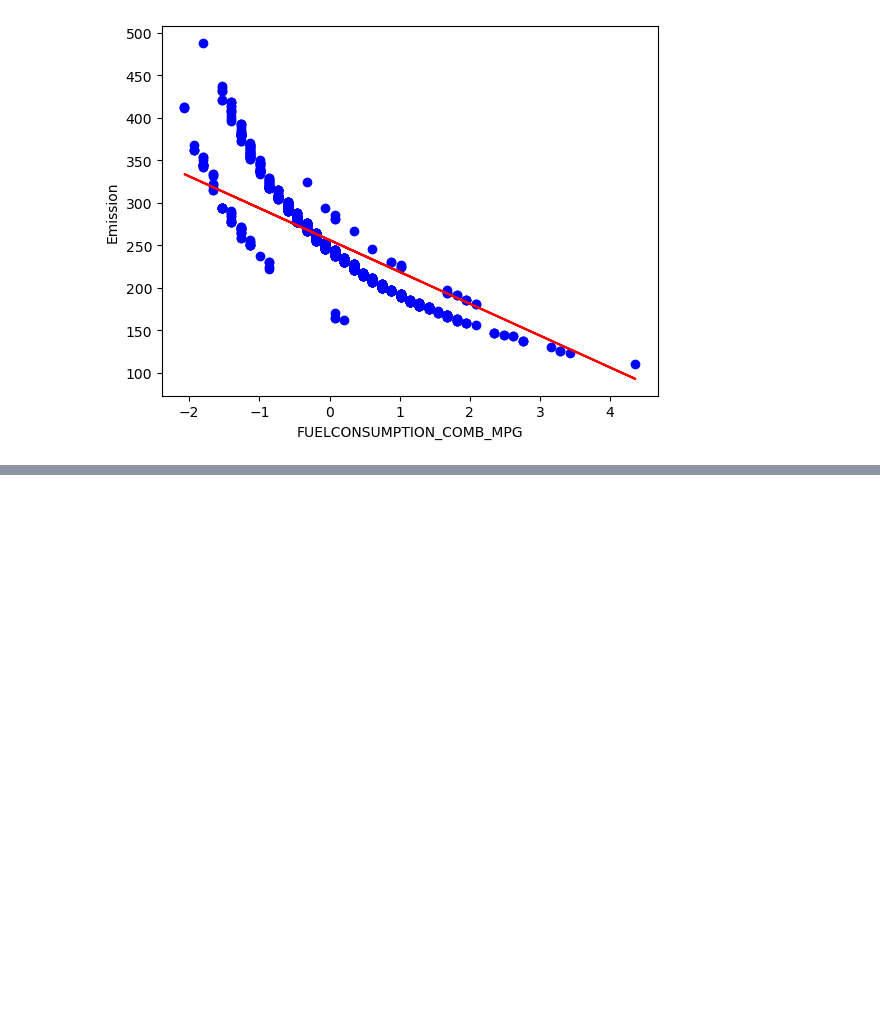
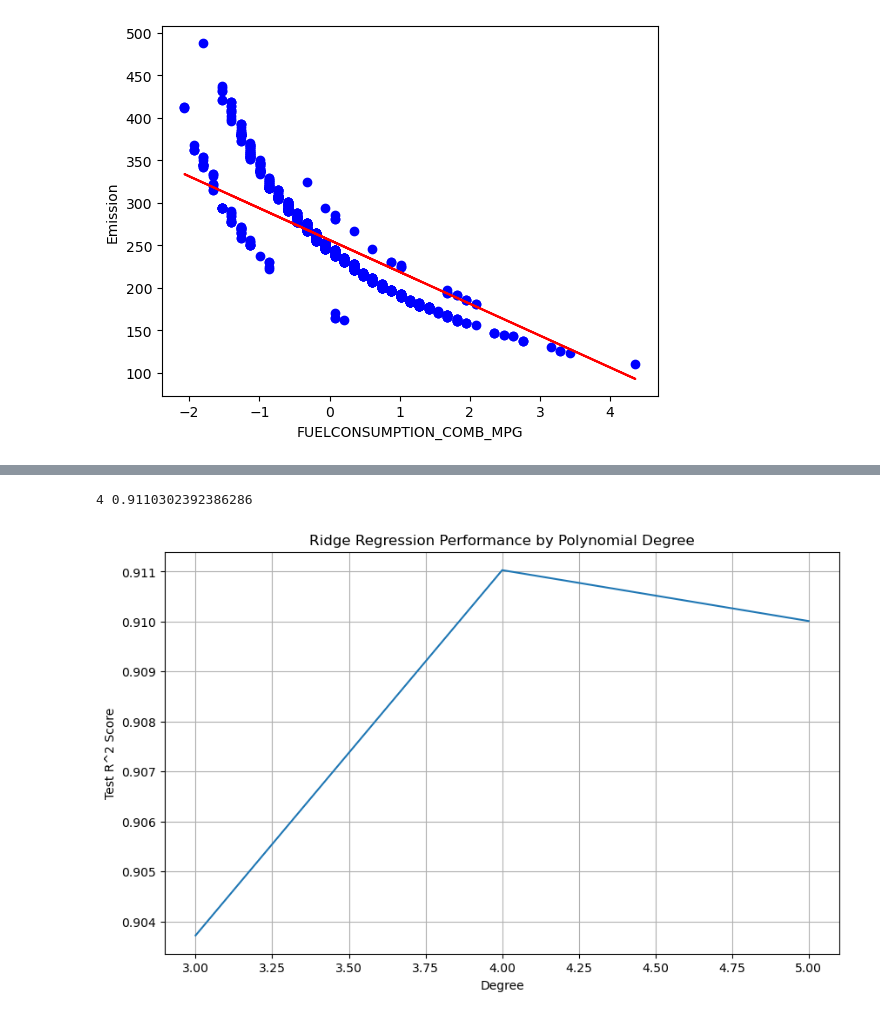
Before and after one commit to zahra-ahmadbeigloo/Data-analysis-projects, a Jupyter notebook: Fuel-Consumption/Fuel-Consumption.ipynb, the cells around one changed output, grey strips where cells are left out. Saved outputs shown, nothing was run; the diff lists cells and outputs as text; code cells hidden in the pictures; blank space fills up the shorter version.

```diff
--- a/Fuel-Consumption/Fuel-Consumption.ipynb
+++ b/Fuel-Consumption/Fuel-Consumption.ipynb
@@ -263,0 +390,35 @@ plt.show()
+# %%
+results_linear = []
+order = [3, 4, 5]
+
+for i in order:
+    pr = PolynomialFeatures(degree=i)
+    X_train_pr = pr.fit_transform(X_train)
+    X_test_pr = pr.transform(X_test)
+
+    LR = LinearRegression()
+    LR.fit(X_train_pr, y_train)
+    test_score = LR.score(X_test_pr, y_test)
+    train_score = LR.score(X_train_pr, y_train)
+    results_linear.append({'degree': i,'r2_train': train_score,'r2_test': test_score})
+    if test_score == max([r["r2_test"] for r in results_linear]):
+        blr = i
+        max_r2 = test_score
+
+print(blr, max_r2)
+
+
+# Create DataFrame for plotting
+df = pd.DataFrame(results_linear)
+
+# Plot test R^2 vs alpha for each polynomial degree
+plt.figure(figsize=(10, 6))
+sns.lineplot(data=df, y='r2_test', x='degree')
+plt.xlabel('Degree')
+plt.ylabel('Test R^2 Score')
+plt.title('Ridge Regression Performance by Polynomial Degree')
+plt.grid(True)
+plt.show()
+# %% [output]
+4 0.9110302392386286
+[figure, added]
```
Also changed, not shown: parts of 7 cells of this notebook.
